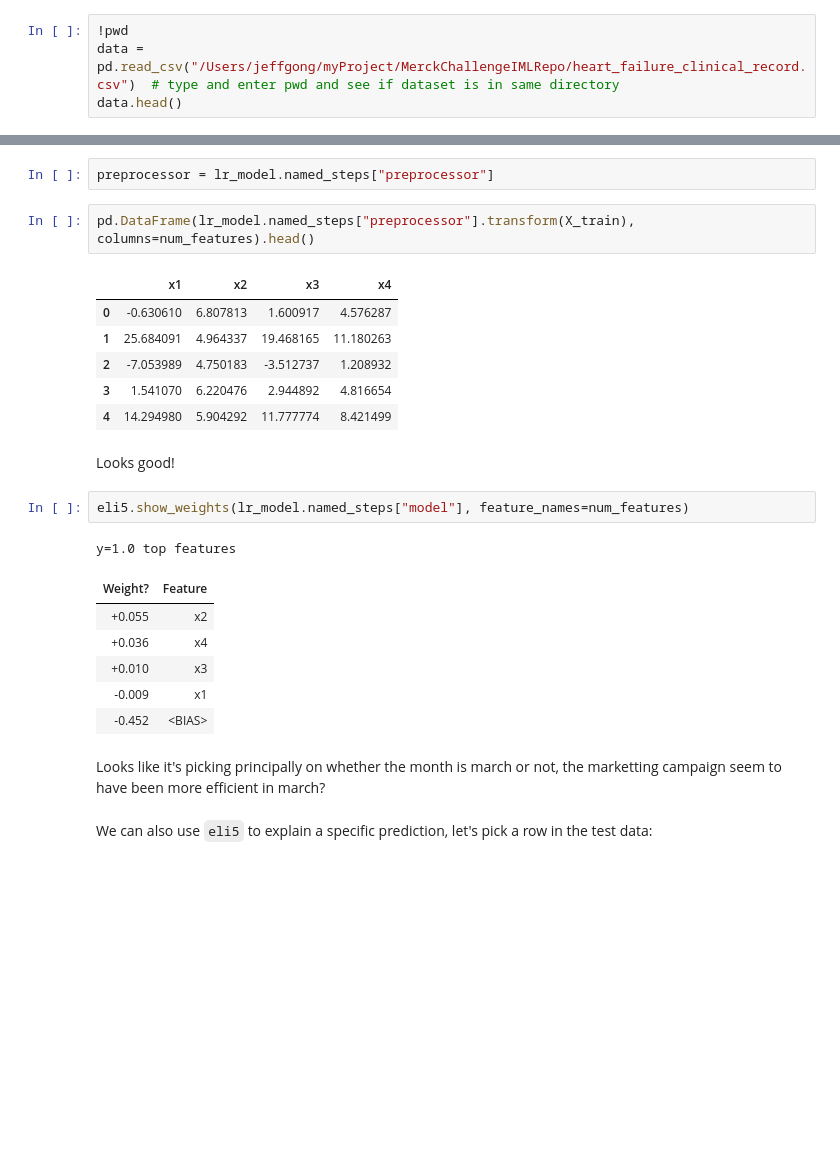
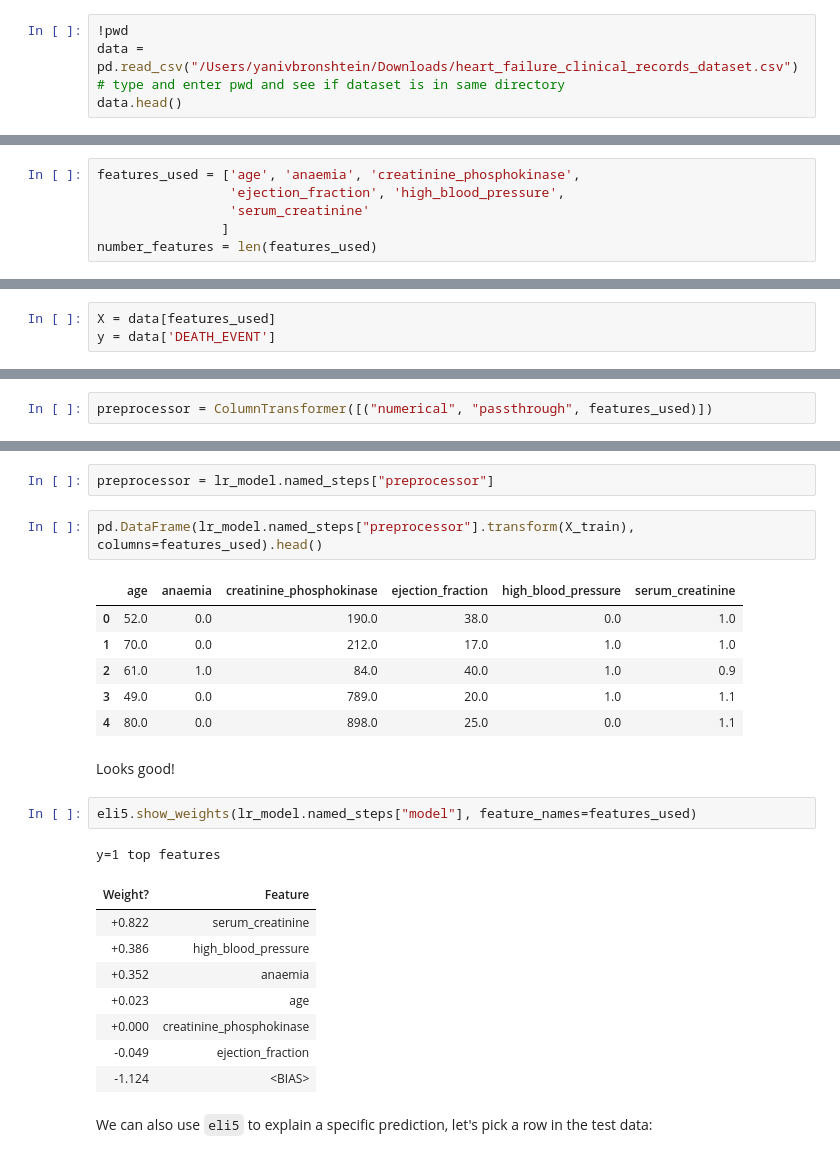
Before and after one commit to yanbronshtein/MerckChallengeIMLRepo, a Jupyter notebook: Heart_Data_ML_April_5_21.ipynb, the cells around one changed output, grey strips where cells are left out. Saved outputs shown, nothing was run; the diff lists cells and outputs as text; blank space fills up the shorter version.

```diff
--- a/Heart_Data_ML_April_5_21.ipynb
+++ b/Heart_Data_ML_April_5_21.ipynb
@@ -18,6 +18,6 @@ from xgboost.sklearn import XGBClassifier
 from sklearn.metrics import roc_auc_score
 # %%
 !pwd
-data = pd.read_csv("/Users/jeffgong/myProject/MerckChallengeIMLRepo/heart_failure_clinical_record.csv")  # type and enter pwd and see if dataset is in same directory
+data = pd.read_csv("/Users/yanivbronshtein/Downloads/heart_failure_clinical_records_dataset.csv")  # type and enter pwd and see if dataset is in same directory
 data.head()
 # %% [output]
@@ -419,0 +423,6 @@ cat_features = ["job", "marital", "education","default", "housing", "loan",
+# %%
+features_used = ['age', 'anaemia', 'creatinine_phosphokinase',
+                 'ejection_fraction', 'high_blood_pressure',
+                 'serum_creatinine'
+                ]
+number_features = len(features_used)
@@ -420,2 +433,5 @@ cat_features = ["job", "marital", "education","default", "housing", "loan",
+# %%
+X = data[features_used]
+y = data['DEATH_EVENT']
 # %% [markdown]
 We'll define a new `ColumnTransformer` object (new in sklearn 0.20) that keeps our numerical features and apply one hot encoding on our categorical features. That will allow us to create a clean pipeline that includes both features engineering (one hot encoding here) and training the model (a nice way to avoid data leakage)
@@ -427,3 +438,5 @@ preprocessor = ColumnTransformer([("numerical", "passthrough", num_features)])
+# %%
+preprocessor = ColumnTransformer([("numerical", "passthrough", features_used)])
 # %% [markdown]
 Now we can define our 4 models as sklearn `Pipeline` object, containing our preprocessing step and training of one given algorithm.
 # %%
@@ -570,28 +613,28 @@ Great, so now we have a nice list of columns after processing. Let's visualise t
 # %%
 preprocessor = lr_model.named_steps["preprocessor"]
 # %%
-pd.DataFrame(lr_model.named_steps["preprocessor"].transform(X_train), columns=num_features).head()
+pd.DataFrame(lr_model.named_steps["preprocessor"].transform(X_train), columns=features_used).head()
 # %% [output]
-|  | x1 | x2 | x3 | x4 |
-| 0 | -0.630610 | 6.807813 | 1.600917 | 4.576287 |
-| 1 | 25.684091 | 4.964337 | 19.468165 | 11.180263 |
-| 2 | -7.053989 | 4.750183 | -3.512737 | 1.208932 |
-| 3 | 1.541070 | 6.220476 | 2.944892 | 4.816654 |
-| 4 | 14.294980 | 5.904292 | 11.777774 | 8.421499 |
+|  | age | anaemia | creatinine_phosphokinase | ejection_fraction | high_blood_pressure | serum_creatinine |
+| 0 | 52.0 | 0.0 | 190.0 | 38.0 | 0.0 | 1.0 |
+| 1 | 70.0 | 0.0 | 212.0 | 17.0 | 1.0 | 1.0 |
+| 2 | 61.0 | 1.0 | 84.0 | 40.0 | 1.0 | 0.9 |
+| 3 | 49.0 | 0.0 | 789.0 | 20.0 | 1.0 | 1.1 |
+| 4 | 80.0 | 0.0 | 898.0 | 25.0 | 0.0 | 1.1 |
 # %% [markdown]
 Looks good!
 # %%
-eli5.show_weights(lr_model.named_steps["model"], feature_names=num_features)
+eli5.show_weights(lr_model.named_steps["model"], feature_names=features_used)
 # %% [output]
-y=1.0 top features
+y=1 top features
 | Weight? | Feature |
-| +0.055 | x2 |
-| +0.036 | x4 |
-| +0.010 | x3 |
-| -0.009 | x1 |
-| -0.452 | <BIAS> |
+| +0.822 | serum_creatinine |
+| +0.386 | high_blood_pressure |
+| +0.352 | anaemia |
+| +0.023 | age |
+| +0.000 | creatinine_phosphokinase |
+| -0.049 | ejection_fraction |
+| -1.124 | <BIAS> |
-# %% [markdown]
-Looks like it's picking principally on whether the month is march or not, the marketting campaign seem to have been more efficient in march?
 # %% [markdown]
 We can also use `eli5` to explain a specific prediction, let's pick a row in the test data:
 # %%
```
Also changed, not shown: parts of 62 cells of this notebook.
